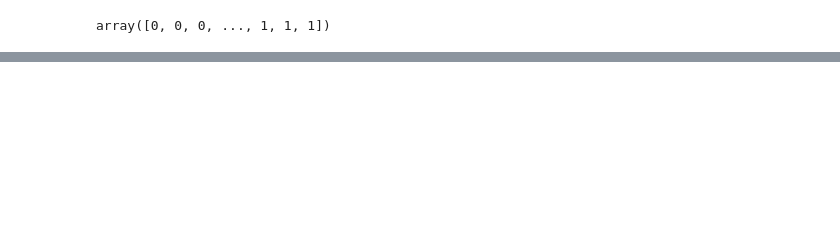
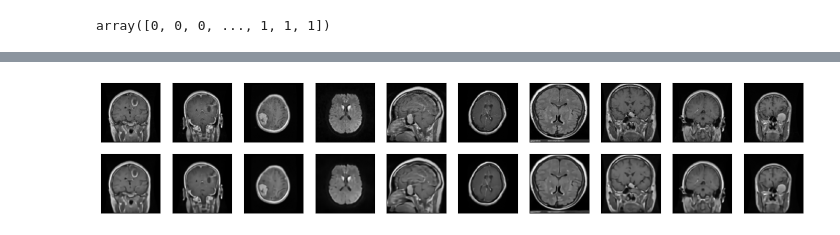
Before and after one commit to jmin8008/MRI_CNN_classification, a Jupyter notebook: larger_brain_autoencoder1.ipynb, the cells around one changed output, grey strips where cells are left out. Cells and saved outputs as stored; diff of their text form; code cells hidden in the pictures; blank space fills up the shorter version.

```diff
--- a/larger_brain_autoencoder1.ipynb
+++ b/larger_brain_autoencoder1.ipynb
@@ -513,0 +715,27 @@ plt.show() # 결과 출력
+# %%
+#check performance of autoencoder
+decoded_val_images = autoencoder_aug.predict(X_vals)
+decoded_test_images = autoencoder_aug.predict(X_tests)
+
+n_images = 10
+test_images = np.random.randint(0, X_vals.shape[0], size = n_images)
+plt.figure(figsize=(18,18))
+for i, image_index in enumerate(test_images):
+  # input images
+  ax = plt.subplot(10,10, i + 1)
+  plt.imshow(X_vals[image_index],cmap='gray')
+  plt.xticks(())
+  plt.yticks(())
+
+  # Decoded train
+  #ax = plt.subplot(10,10, i + 1 + n_images)
+  #plt.imshow(coded_test_images[image_index], cmap='gray')
+  #plt.xticks(())
+  #plt.yticks(())
+
+  # Decoded val
+  ax = plt.subplot(10,10, i + 1 + n_images )
+  plt.imshow(decoded_val_images[image_index],cmap='gray')
+  plt.xticks(())
+  plt.yticks(())
+# %% [output]
@@ -513,0 +744 @@ plt.show() # 결과 출력
+[figure, added]
```
Also changed, not shown: parts of 21 cells of this notebook.
